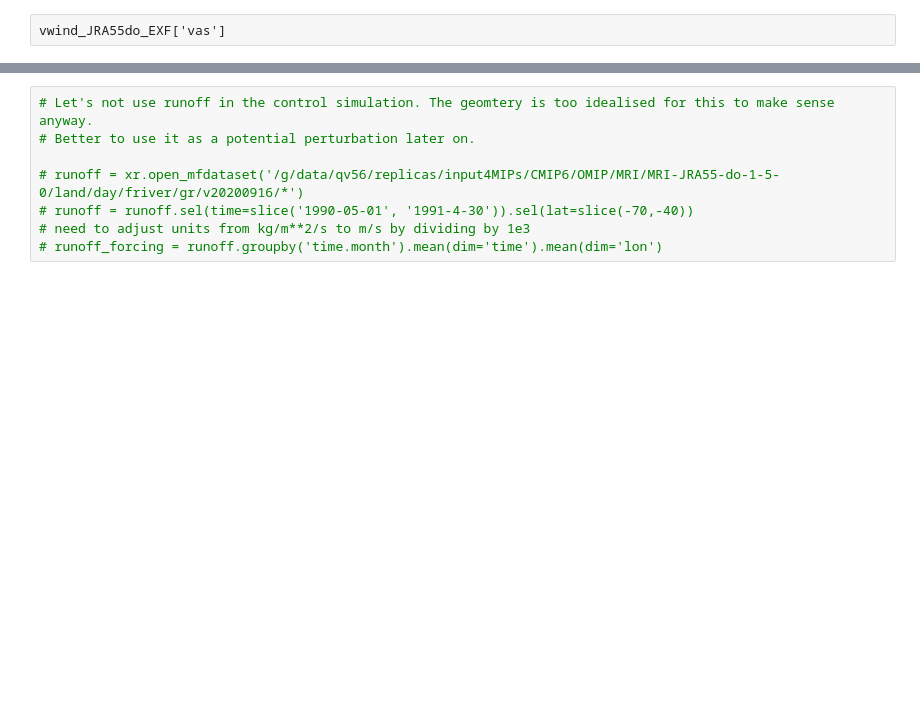
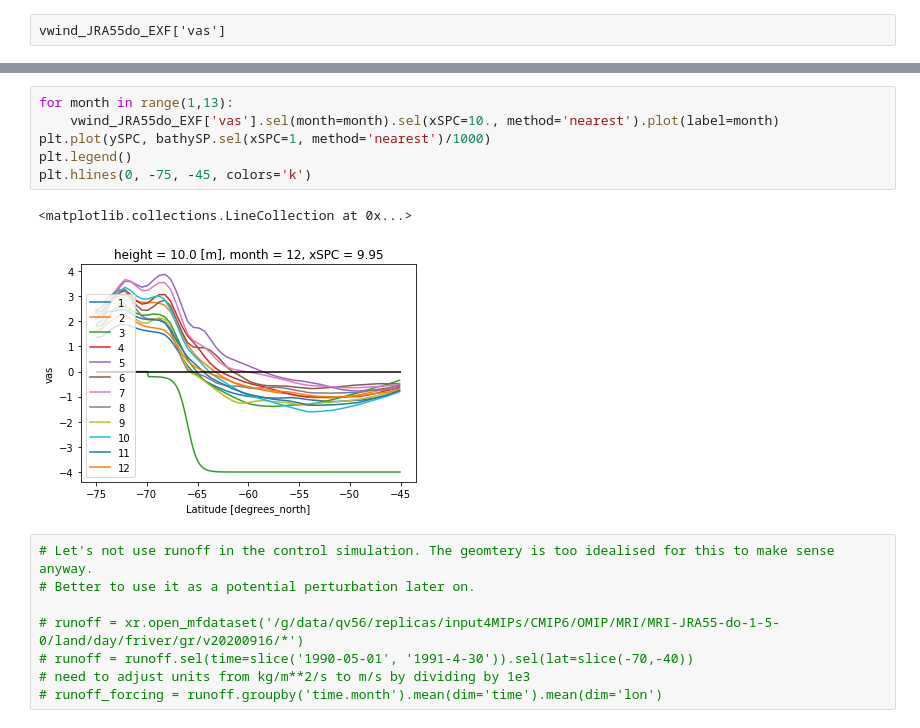
Before and after one commit to edoddridge/SO-channel-embayment, a Jupyter notebook: setup/Model setup.ipynb, the cells around one changed output, grey strips where cells are left out. Drawn from its saved outputs; the diff is of its cells as text; blank space fills up the shorter version.

```diff
--- a/setup/Model setup.ipynb
+++ b/setup/Model setup.ipynb
@@ -293,3 +315,12 @@ vwind_JRA55do_EXF['vas']
+# %%
+for month in range(1,13):
+    vwind_JRA55do_EXF['vas'].sel(month=month).sel(xSPC=10., method='nearest').plot(label=month)
+plt.plot(ySPC, bathySP.sel(xSPC=1, method='nearest')/1000)
+plt.legend()
+plt.hlines(0, -75, -45, colors='k')
+# %% [output]
+<matplotlib.collections.LineCollection at 0x...>
+[figure, added]
 # %%
 # Let's not use runoff in the control simulation. The geomtery is too idealised for this to make sense anyway.
 # Better to use it as a potential perturbation later on.
```
Also changed, not shown: parts of 15 cells of this notebook.
